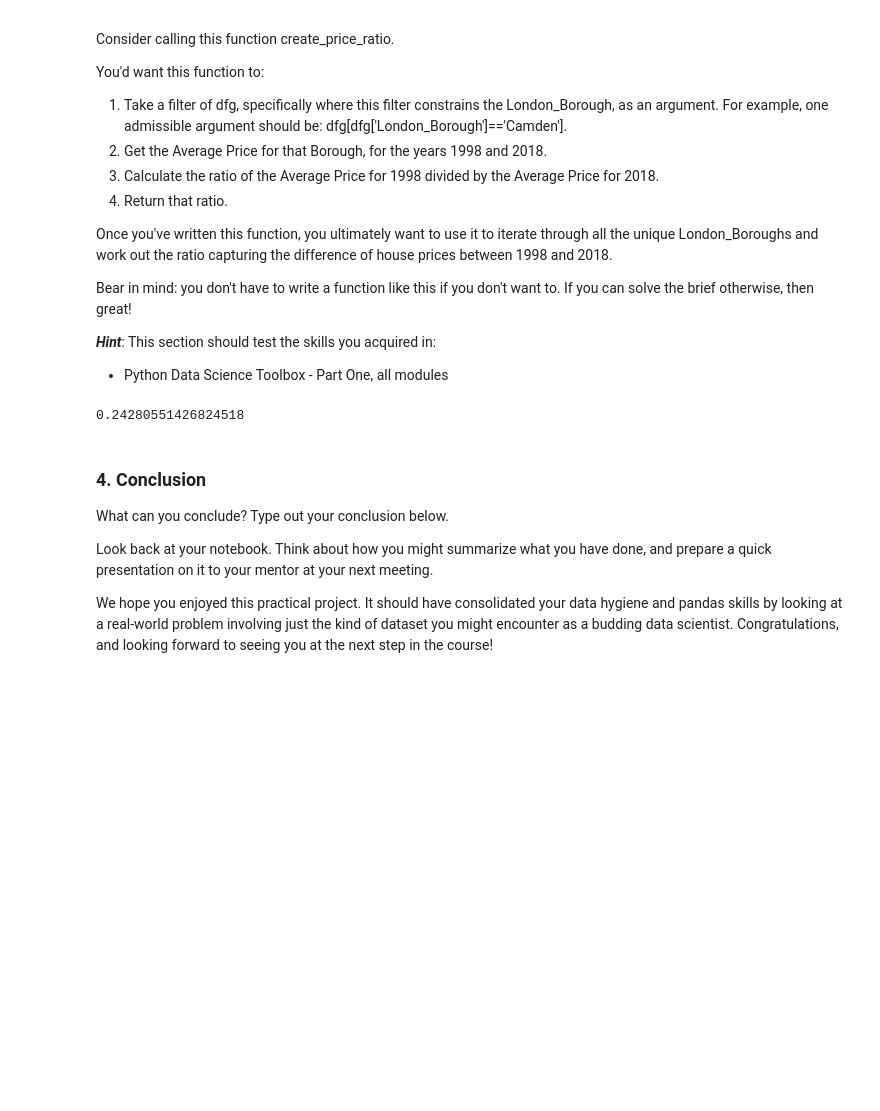
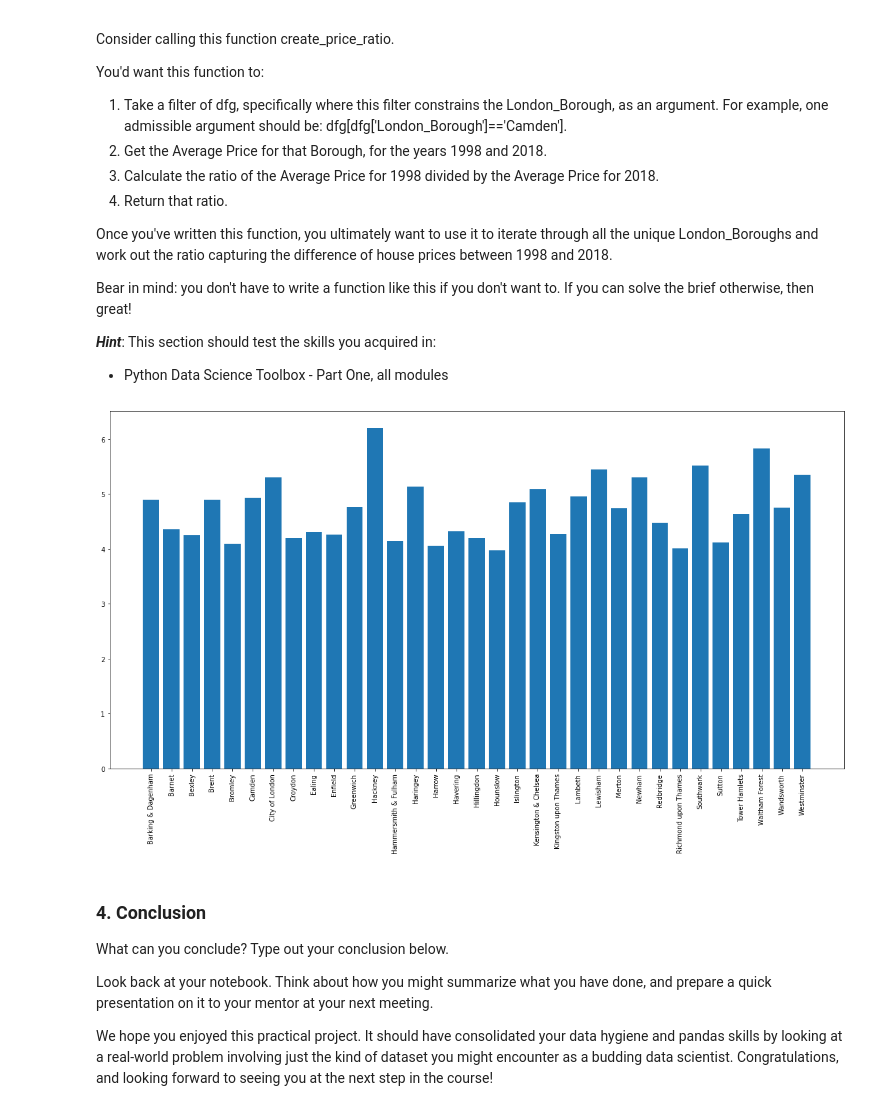
Before and after one commit to dmateshov/Springboard_DataScience_Coursework, a Jupyter notebook: Unit 4 Challenge - Tier 3.ipynb, the cells around one changed output. Cells and saved outputs as stored; diff of their text form; code cells hidden in the pictures; blank space fills up the shorter version.

```diff
--- a/Unit 4 Challenge - Tier 3.ipynb
+++ b/Unit 4 Challenge - Tier 3.ipynb
@@ -190,10 +190,18 @@ Bear in mind: you don't have to write a function like this if you don't want to.
 dfg = properties.groupby(['Borough', 'Year']).mean().reset_index()
 
 def get_data(boro):
-    return float(dfg[(dfg['Borough']==boro) & (dfg['Year']== 1998)].Average_Price) / float(dfg[(dfg['Borough']==boro) & (dfg['Year']== 2018)].Average_Price)
+    return float(dfg[(dfg['Borough']==boro) & (dfg['Year']== 2018)].Average_Price) / float(dfg[(dfg['Borough']==boro) & (dfg['Year']== 1998)].Average_Price)
 get_data('Sutton')
+df_mod = pd.DataFrame()
+df_mod['Borough'] = dfg['Borough'].unique()
+df_mod['Price_Change'] = df_mod['Borough'].apply(get_data)
-# %% [output]
-0.24280551426824518
+# %%
+fig, axes = plt.subplots(figsize = [20,10])
+plt.bar(df_mod['Borough'], df_mod['Price_Change'])
+plt.xticks(rotation = 'vertical')
+plt.show()
+# %% [output]
+[figure, added]
 # %% [markdown]
 ### 4. Conclusion
 What can you conclude? Type out your conclusion below.
```
